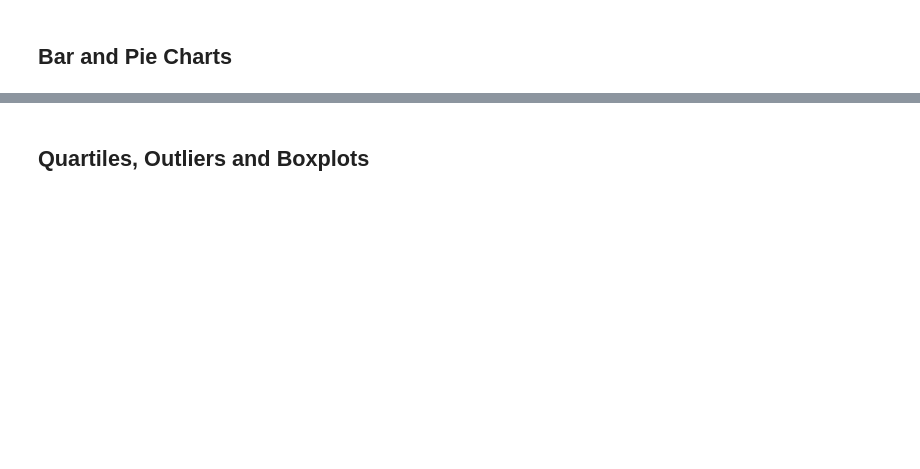
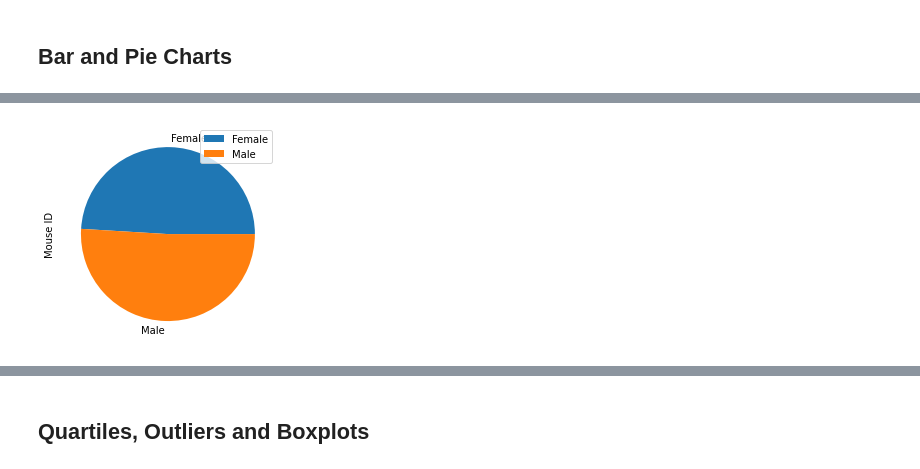
Before and after one commit to cro1100/MatPlotLib, a Jupyter notebook: main.ipynb, the cells around one changed output, grey strips where cells are left out. Cells and saved outputs as stored; diff of their text form; code cells hidden in the pictures; blank space fills up the shorter version.

```diff
--- a/main.ipynb
+++ b/main.ipynb
@@ -147,4 +191,8 @@ Series([], Name: Mean, dtype: float64)
 # %%
 # Generate a pie plot showing the distribution of female versus male mice using pandas
+male_fem_df = clean_df.groupby('Sex')[['Mouse ID']].count()
+m_f_pie = male_fem_df.plot(kind = 'pie', subplots = True)
+# %% [output]
+[figure, added]
 # %%
 # Generate a pie plot showing the distribution of female versus male mice using pyplot
```
Also changed, not shown: parts of 15 cells of this notebook.
